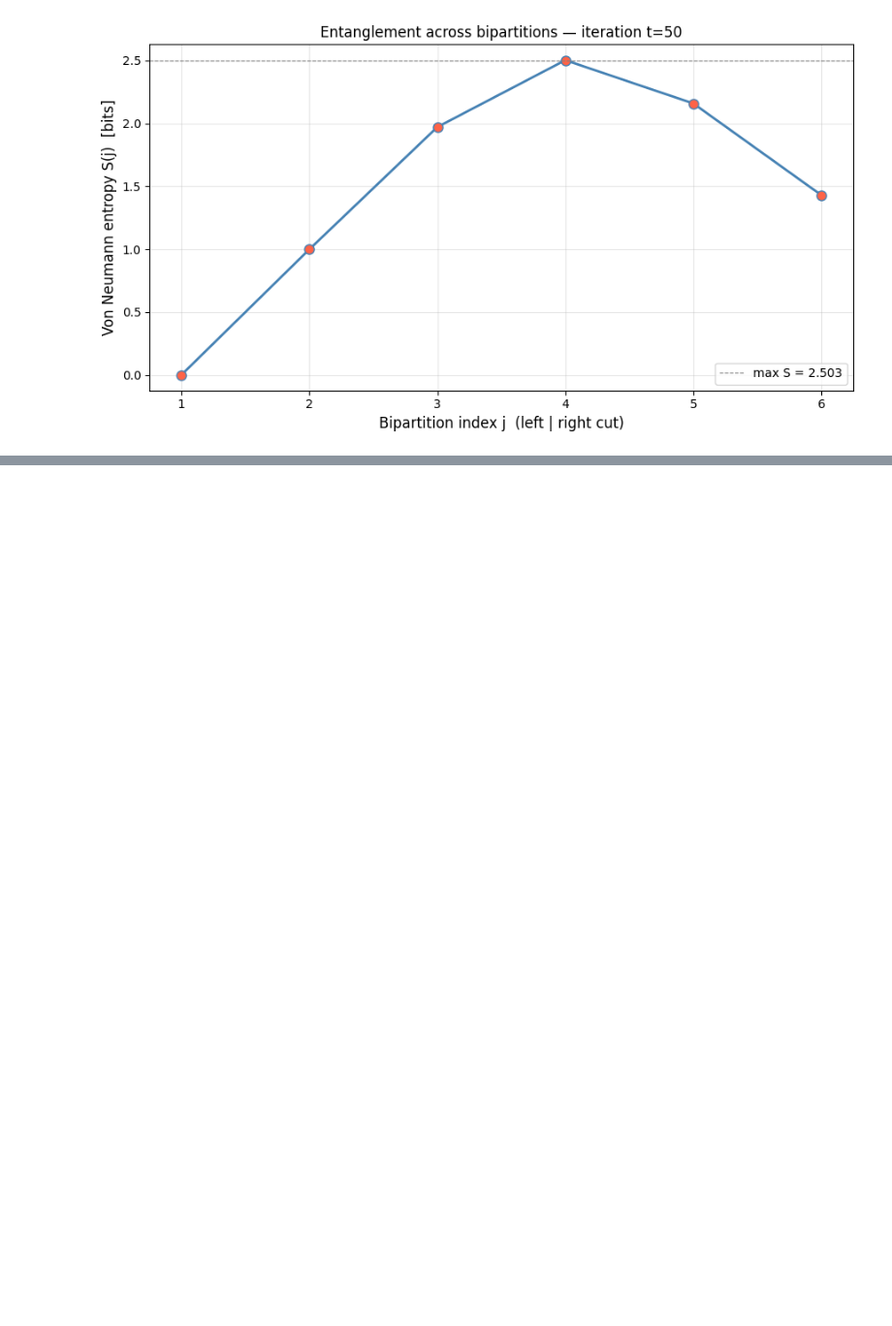
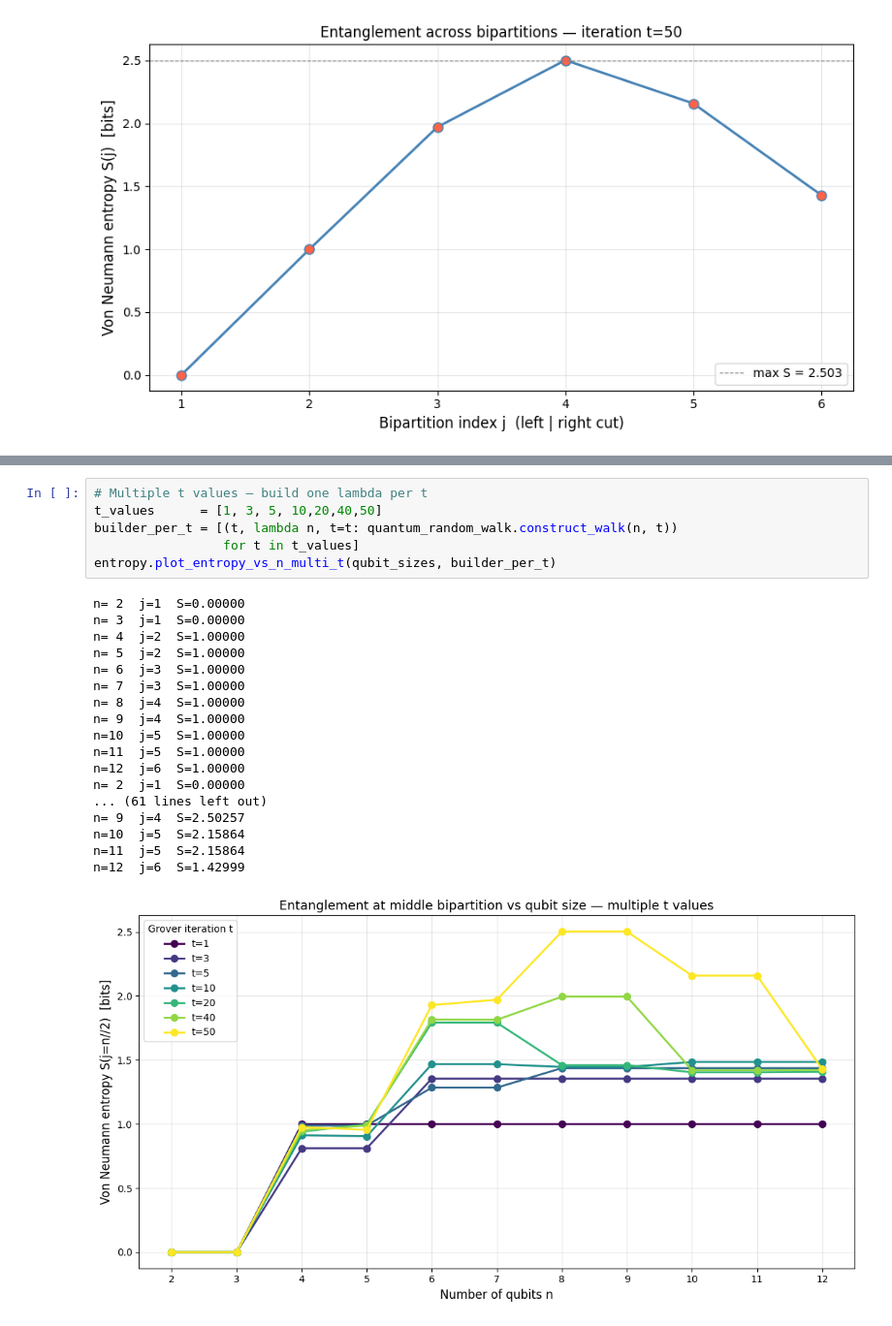
Before and after one commit to cezaris13/Quantum-ideas-factory-tensor-networks, a Jupyter notebook: tensor_networks_and_entropy.ipynb, the cells around one changed output, grey strips where cells are left out. Shown at 97% size. Cells and saved outputs as stored; diff of their text form; blank space fills up the shorter version.

```diff
--- a/tensor_networks_and_entropy.ipynb
+++ b/tensor_networks_and_entropy.ipynb
@@ -89,0 +155,25 @@ entropy.plot_entropy_vs_t(quantum_walk_lambda, n=qubits, j=qubits // 2, t_max=50
+# %%
+# Multiple t values — build one lambda per t
+t_values      = [1, 3, 5, 10,20,40,50]
+builder_per_t = [(t, lambda n, t=t: quantum_random_walk.construct_walk(n, t))
+                 for t in t_values]
+entropy.plot_entropy_vs_n_multi_t(qubit_sizes, builder_per_t)
+# %% [output]
+n= 2  j=1  S=0.00000
+n= 3  j=1  S=0.00000
+n= 4  j=2  S=1.00000
+n= 5  j=2  S=1.00000
+n= 6  j=3  S=1.00000
+n= 7  j=3  S=1.00000
+n= 8  j=4  S=1.00000
+n= 9  j=4  S=1.00000
+n=10  j=5  S=1.00000
+n=11  j=5  S=1.00000
+n=12  j=6  S=1.00000
+n= 2  j=1  S=0.00000
+... (61 lines left out)
+n= 9  j=4  S=2.50257
+n=10  j=5  S=2.15864
+n=11  j=5  S=2.15864
+n=12  j=6  S=1.42999
+[figure, added]
```
Also changed, not shown: parts of 8 cells of this notebook, 1 other file.
